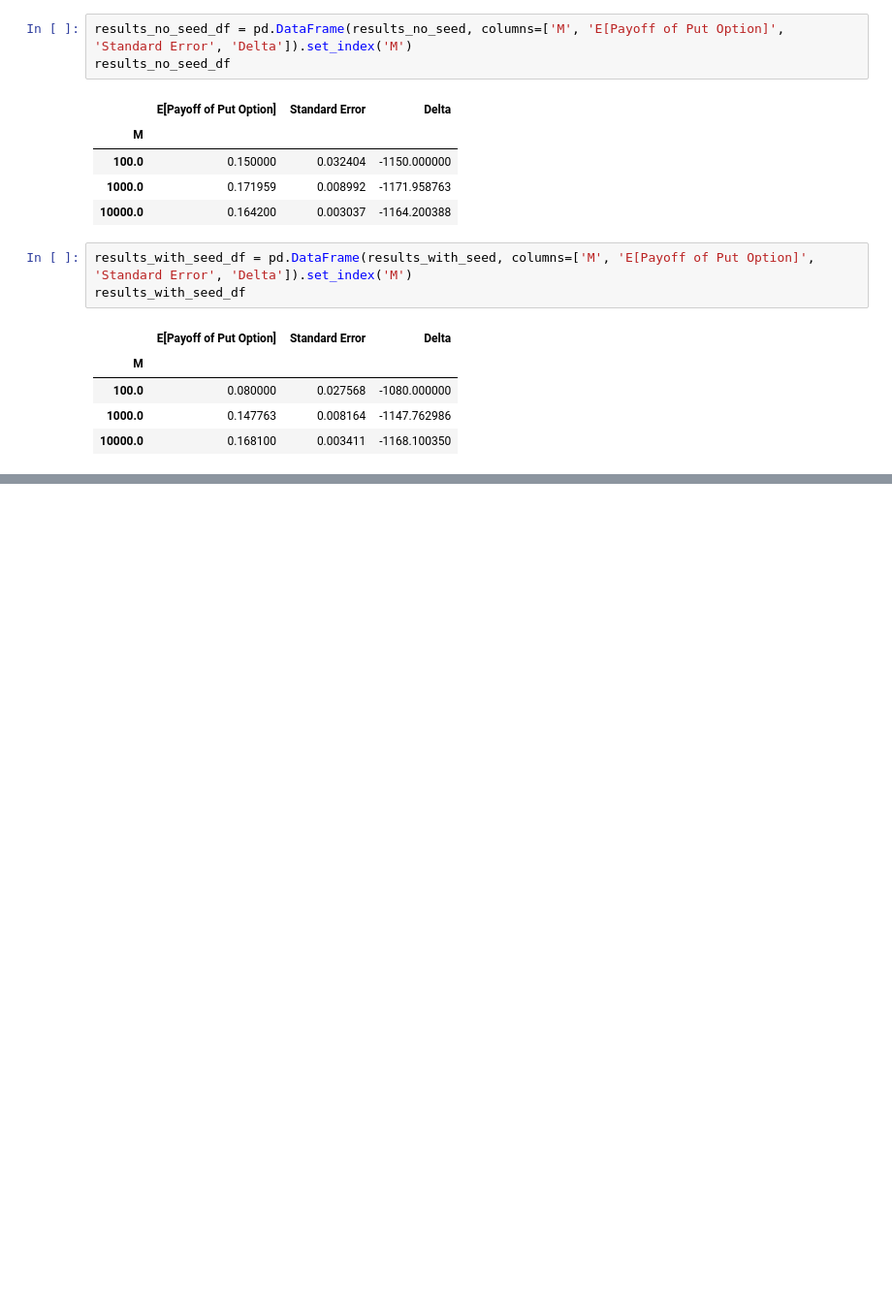
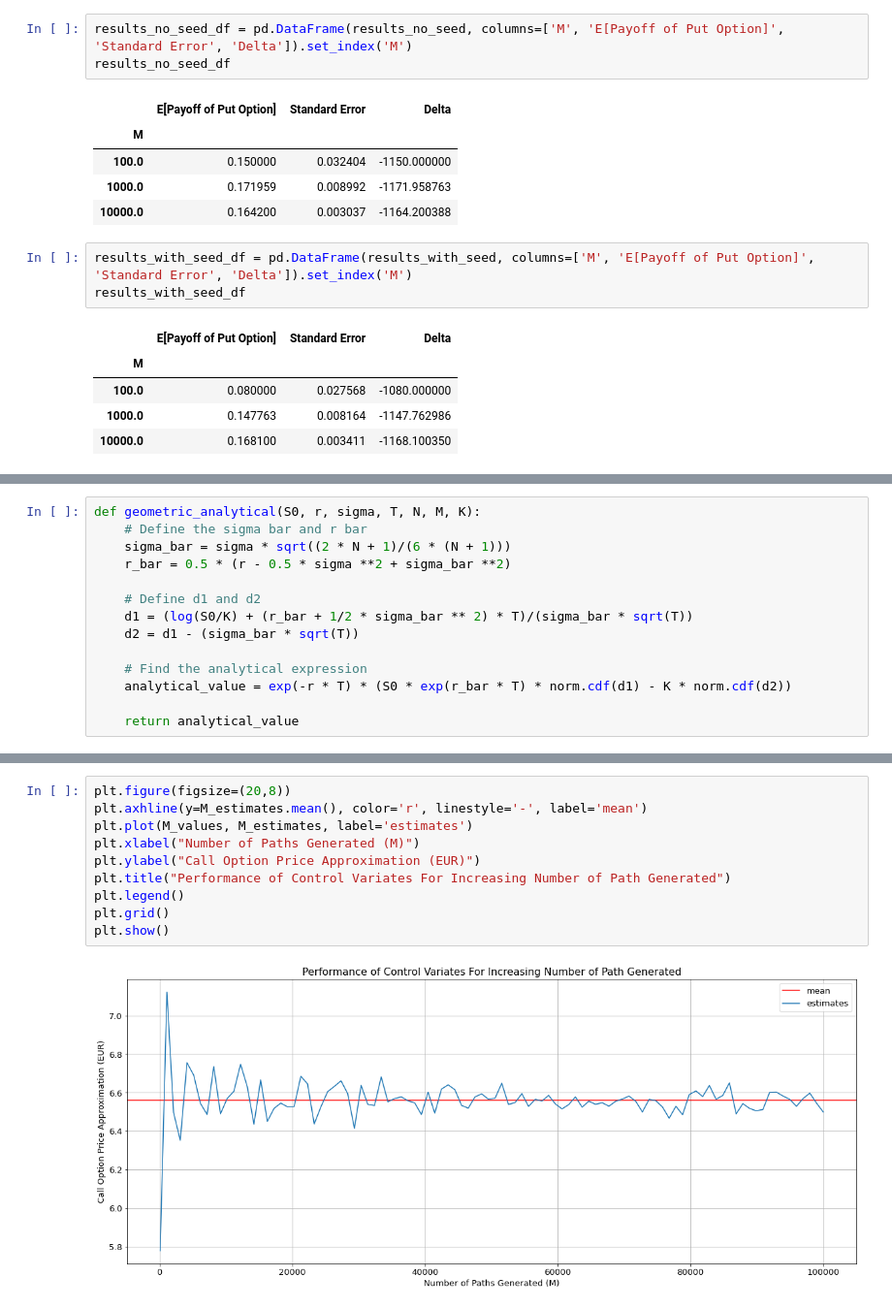
Before and after one commit to ithakis/UvA-Computational-Finance, a Jupyter notebook: Assignment 2.ipynb, the cells around one changed output, grey strips where cells are left out. Shown: that part at 97% size. Cells and saved outputs as stored; diff of their text form; blank space fills up the shorter version.

```diff
--- a/Assignment 2.ipynb
+++ b/Assignment 2.ipynb
@@ -517,0 +520,14 @@ results_with_seed_df
+# %%
+def geometric_analytical(S0, r, sigma, T, N, M, K):
+    # Define the sigma bar and r bar
+    sigma_bar = sigma * sqrt((2 * N + 1)/(6 * (N + 1)))
+    r_bar = 0.5 * (r - 0.5 * sigma **2 + sigma_bar **2)
+
+    # Define d1 and d2
+    d1 = (log(S0/K) + (r_bar + 1/2 * sigma_bar ** 2) * T)/(sigma_bar * sqrt(T))
+    d2 = d1 - (sigma_bar * sqrt(T))
+
+    # Find the analytical expression
+    analytical_value = exp(-r * T) * (S0 * exp(r_bar * T) * norm.cdf(d1) - K * norm.cdf(d2))
+
+    return analytical_value
@@ -517,0 +657,12 @@ results_with_seed_df
+# %%
+plt.figure(figsize=(20,8))
+plt.axhline(y=M_estimates.mean(), color='r', linestyle='-', label='mean')
+plt.plot(M_values, M_estimates, label='estimates')
+plt.xlabel("Number of Paths Generated (M)")
+plt.ylabel("Call Option Price Approximation (EUR)")
+plt.title("Performance of Control Variates For Increasing Number of Path Generated")
+plt.legend()
+plt.grid()
+plt.show()
+# %% [output]
+[figure, added]
```
Also changed, not shown: parts of 9 cells of this notebook.
